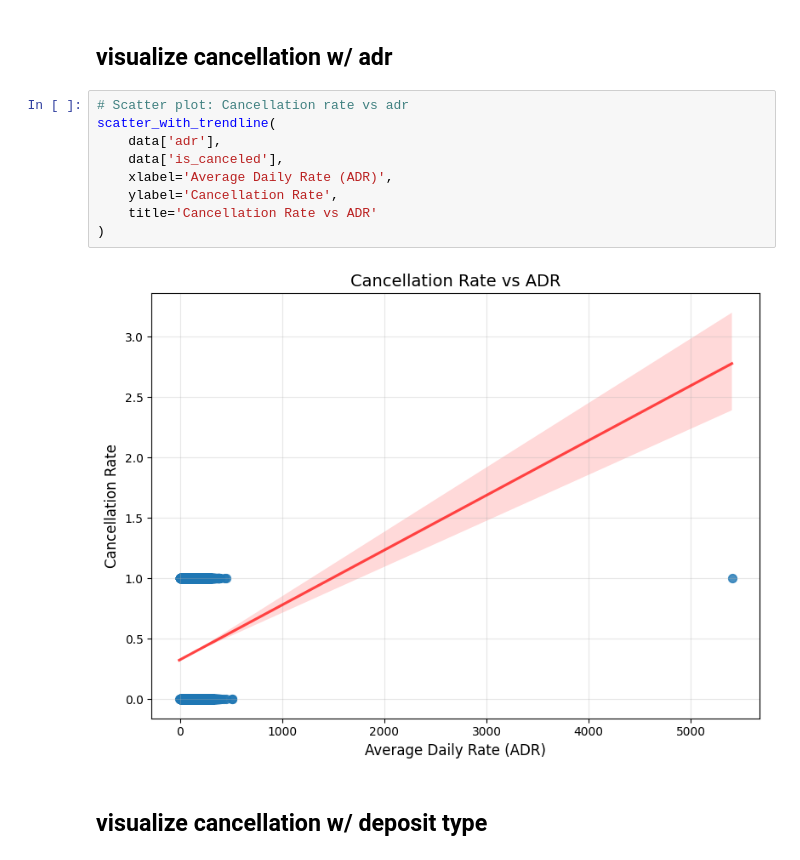
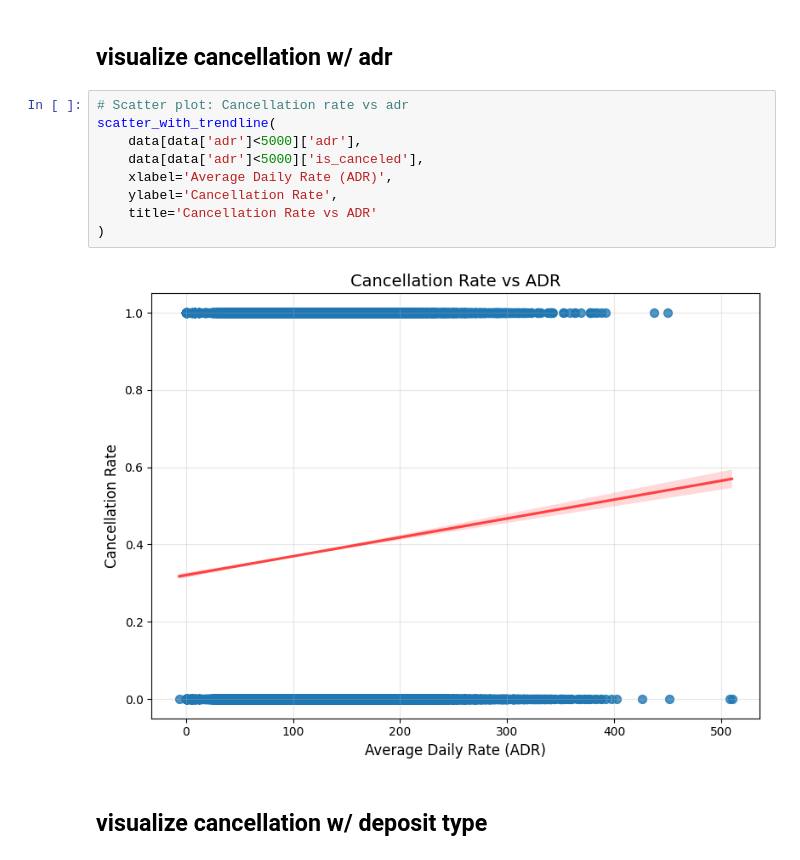
Before and after one commit to 4502-Group-6/Mining-project, a Jupyter notebook: notebooks/4-ekf-visualizations.ipynb, the cells around one changed output. Drawn from its saved outputs; the diff is of its cells as text.

```diff
--- a/notebooks/4-ekf-visualizations.ipynb
+++ b/notebooks/4-ekf-visualizations.ipynb
@@ -168,14 +227,14 @@ scatter_with_trendline(
 # %%
 # Scatter plot: Cancellation rate vs adr
 scatter_with_trendline(
-    data['adr'],
-    data['is_canceled'],
+    data[data['adr']<5000]['adr'],
+    data[data['adr']<5000]['is_canceled'],
     xlabel='Average Daily Rate (ADR)',
     ylabel='Cancellation Rate',
     title='Cancellation Rate vs ADR'
 )
 # %% [output]
-[figure, old version]
+[figure, new version]
 # %% [markdown]
 ## visualize cancellation w/ deposit type
 # %%
```
Also changed, not shown: parts of 12 cells of this notebook, 2 other files.
